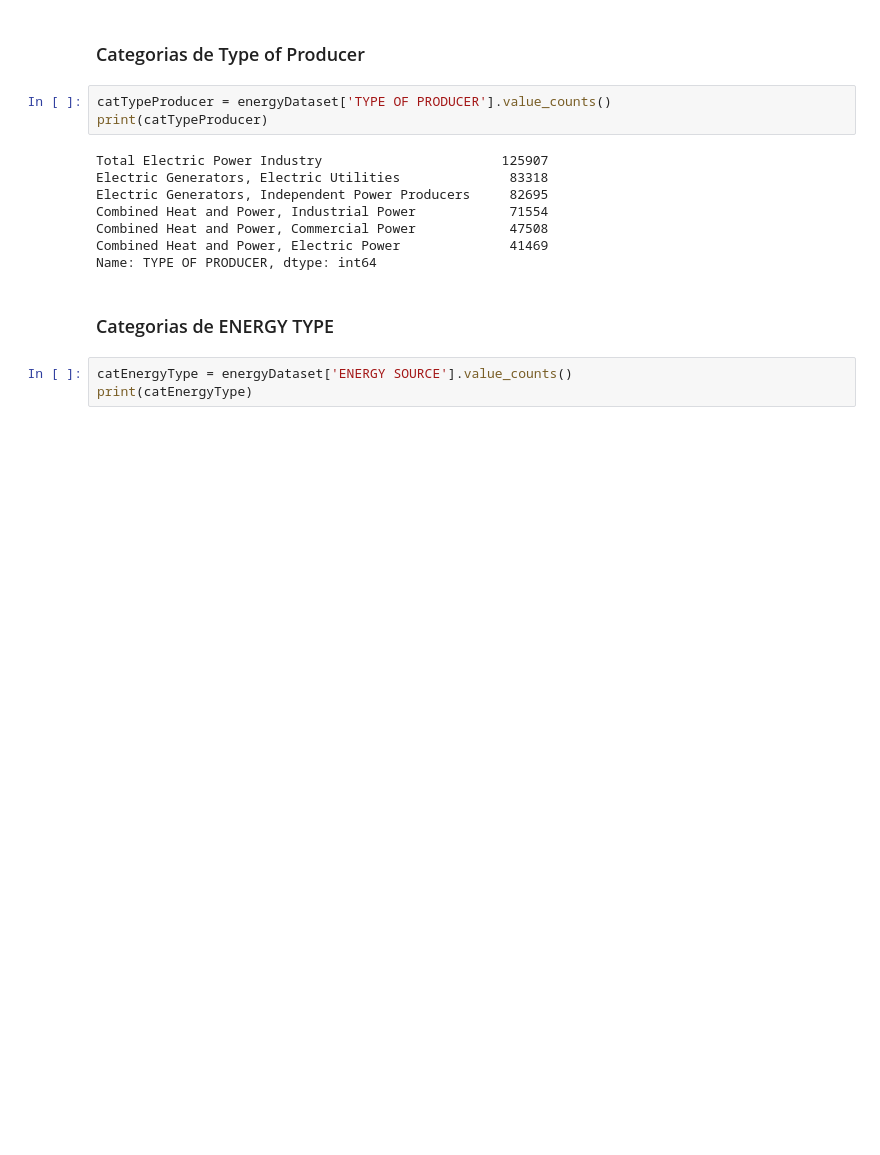
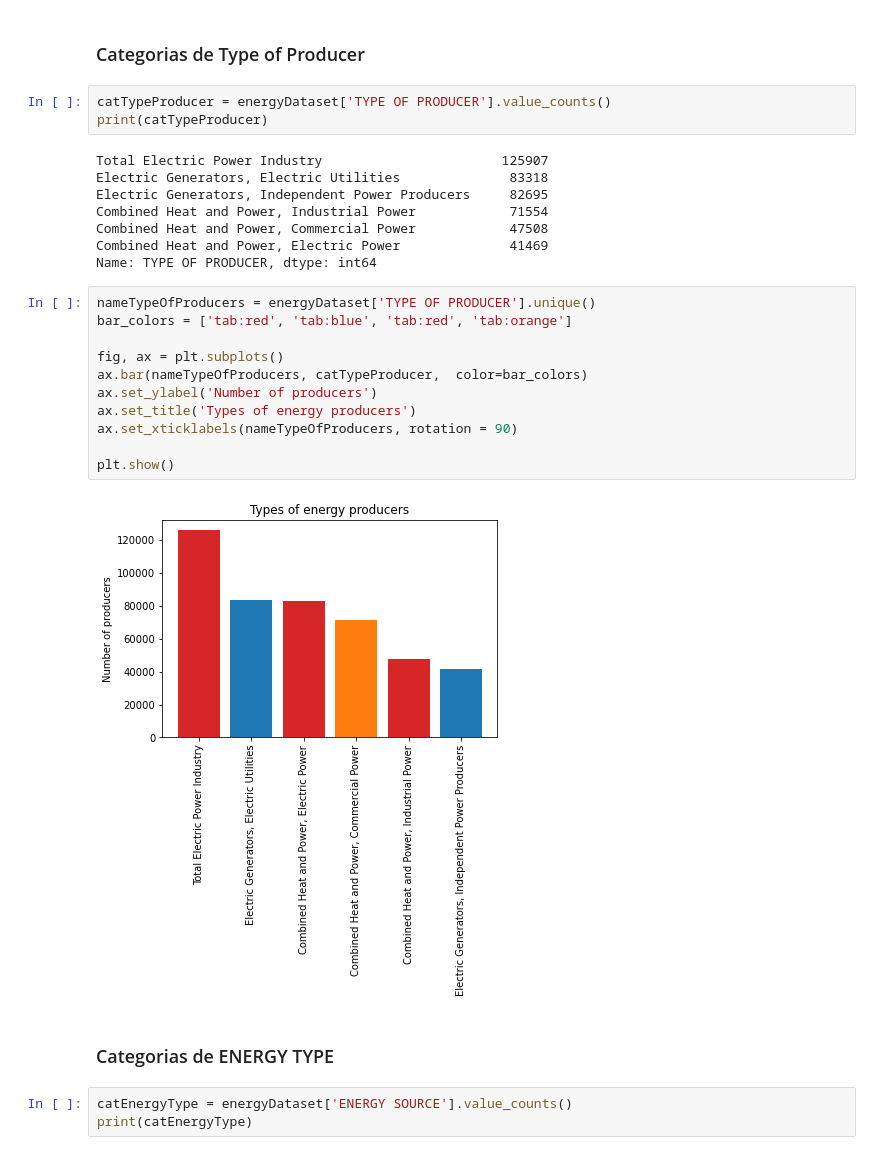
Before and after one commit to EnriqueLaguna/ProyectoAnalisisDatos, a Jupyter notebook: Codigo/proyecto_v2.ipynb, the cells around one changed output. Drawn from its saved outputs; the diff is of its cells as text; blank space fills up the shorter version.

```diff
--- a/Codigo/proyecto_v2.ipynb
+++ b/Codigo/proyecto_v2.ipynb
@@ -270,6 +272,19 @@ Combined Heat and Power, Industrial Power            71554
 Combined Heat and Power, Commercial Power            47508
 Combined Heat and Power, Electric Power              41469
 Name: TYPE OF PRODUCER, dtype: int64
+# %%
+nameTypeOfProducers = energyDataset['TYPE OF PRODUCER'].unique()
+bar_colors = ['tab:red', 'tab:blue', 'tab:red', 'tab:orange']
+
+fig, ax = plt.subplots()
+ax.bar(nameTypeOfProducers, catTypeProducer,  color=bar_colors)
+ax.set_ylabel('Number of producers')
+ax.set_title('Types of energy producers')
+ax.set_xticklabels(nameTypeOfProducers, rotation = 90)
+
+plt.show()
+# %% [output]
+[figure, added]
 # %% [markdown]
 ### Categorias de ENERGY TYPE
 # %%
```
Also changed, not shown: parts of 4 cells of this notebook, 1 other file.
